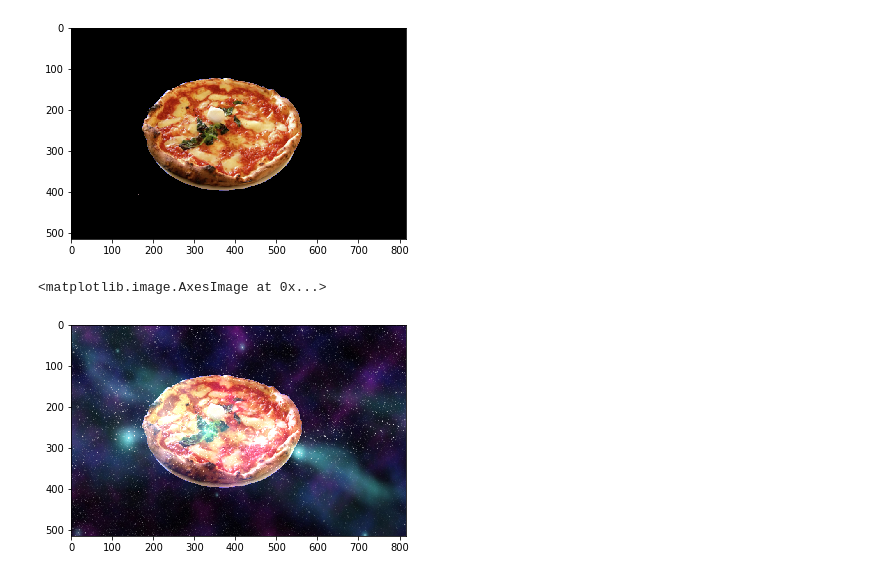
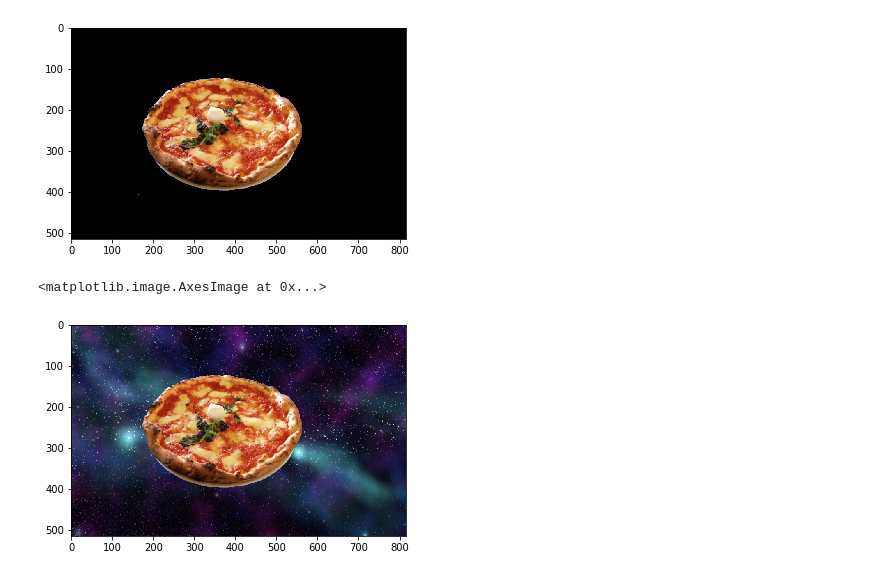
Before and after one commit to aosunt25/VisionParaRobotsAlfredo, a Jupyter notebook: Vision/Untitled.ipynb, the cells around one changed output. Cells and saved outputs as stored; diff of their text form; code cells hidden in the pictures.

```diff
--- a/Vision/Untitled.ipynb
+++ b/Vision/Untitled.ipynb
@@ -58,12 +58,13 @@ plt.imshow(masked_image)
 # %%
 dim = (816,514)
 
 masked_image_background = cv2.resize(image_rgb_background, dim, interpolation = cv2.INTER_AREA)
 
-masked_fin_image = cv2.add(masked_image,masked_image_background)
+masked_fin_image = np.copy(masked_image)
 
+masked_fin_image[masked_image==0]+= masked_image_background[masked_image==0]
 
 plt.imshow(masked_fin_image)
 # %% [output]
 <matplotlib.image.AxesImage at 0x...>
-[figure, old version]
+[figure, new version]
```
Also changed, not shown: 1 other file.
